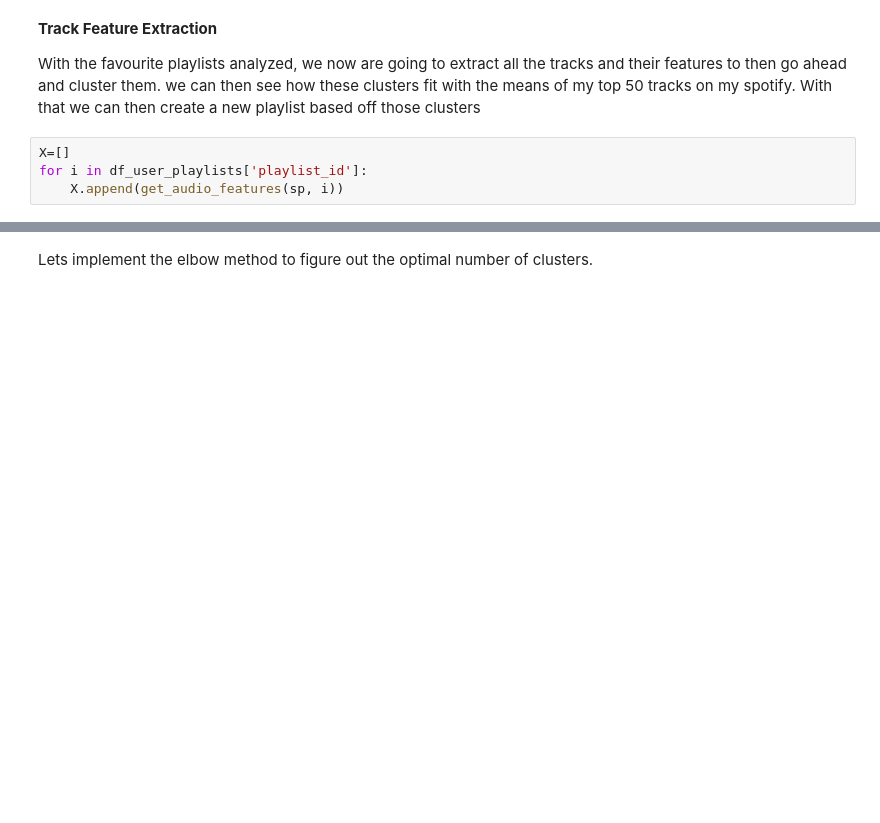
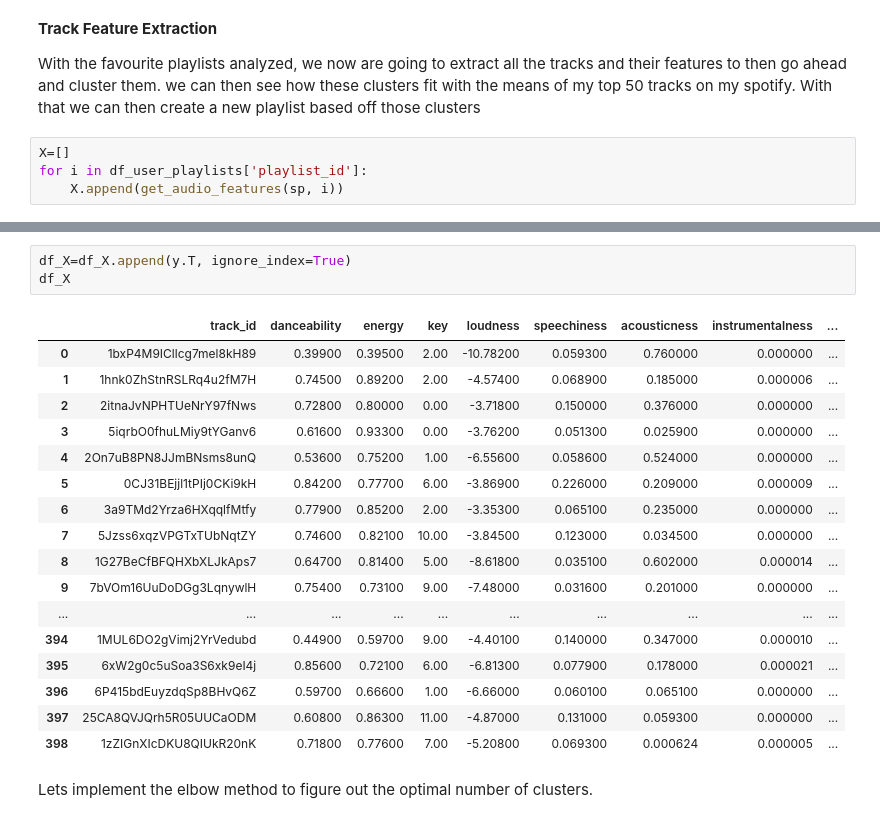
Before and after one commit to AnasjSaad/Spotify_Playlist_Generator, a Jupyter notebook: Playlist_Generator.ipynb, the cells around one changed output, grey strips where cells are left out. Saved outputs shown, nothing was run; the diff lists cells and outputs as text; blank space fills up the shorter version.

```diff
--- a/Playlist_Generator.ipynb
+++ b/Playlist_Generator.ipynb
@@ -386,3 +419,24 @@ df_X
+# %%
+df_X=df_X.append(y.T, ignore_index=True)
+df_X
+# %% [output]
+|  | track_id | danceability | energy | key | loudness | speechiness | acousticness | instrumentalness | ... |
+| 0 | 1bxP4M9ICllcg7mel8kH89 | 0.39900 | 0.39500 | 2.00 | -10.78200 | 0.059300 | 0.760000 | 0.000000 | ... |
+| 1 | 1hnk0ZhStnRSLRq4u2fM7H | 0.74500 | 0.89200 | 2.00 | -4.57400 | 0.068900 | 0.185000 | 0.000006 | ... |
+| 2 | 2itnaJvNPHTUeNrY97fNws | 0.72800 | 0.80000 | 0.00 | -3.71800 | 0.150000 | 0.376000 | 0.000000 | ... |
+| 3 | 5iqrbO0fhuLMiy9tYGanv6 | 0.61600 | 0.93300 | 0.00 | -3.76200 | 0.051300 | 0.025900 | 0.000000 | ... |
+| 4 | 2On7uB8PN8JJmBNsms8unQ | 0.53600 | 0.75200 | 1.00 | -6.55600 | 0.058600 | 0.524000 | 0.000000 | ... |
+| 5 | 0CJ31BEjjl1tPIj0CKi9kH | 0.84200 | 0.77700 | 6.00 | -3.86900 | 0.226000 | 0.209000 | 0.000009 | ... |
+| 6 | 3a9TMd2Yrza6HXqqlfMtfy | 0.77900 | 0.85200 | 2.00 | -3.35300 | 0.065100 | 0.235000 | 0.000000 | ... |
+| 7 | 5Jzss6xqzVPGTxTUbNqtZY | 0.74600 | 0.82100 | 10.00 | -3.84500 | 0.123000 | 0.034500 | 0.000000 | ... |
+| 8 | 1G27BeCfBFQHXbXLJkAps7 | 0.64700 | 0.81400 | 5.00 | -8.61800 | 0.035100 | 0.602000 | 0.000014 | ... |
+| 9 | 7bVOm16UuDoDGg3LqnywlH | 0.75400 | 0.73100 | 9.00 | -7.48000 | 0.031600 | 0.201000 | 0.000000 | ... |
+| ... | ... | ... | ... | ... | ... | ... | ... | ... | ... |
+| 394 | 1MUL6DO2gVimj2YrVedubd | 0.44900 | 0.59700 | 9.00 | -4.40100 | 0.140000 | 0.347000 | 0.000010 | ... |
+| 395 | 6xW2g0c5uSoa3S6xk9eI4j | 0.85600 | 0.72100 | 6.00 | -6.81300 | 0.077900 | 0.178000 | 0.000021 | ... |
+| 396 | 6P415bdEuyzdqSp8BHvQ6Z | 0.59700 | 0.66600 | 1.00 | -6.66000 | 0.060100 | 0.065100 | 0.000000 | ... |
+| 397 | 25CA8QVJQrh5R05UUCaODM | 0.60800 | 0.86300 | 11.00 | -4.87000 | 0.131000 | 0.059300 | 0.000000 | ... |
+| 398 | 1zZIGnXIcDKU8QIUkR20nK | 0.71800 | 0.77600 | 7.00 | -5.20800 | 0.069300 | 0.000624 | 0.000005 | ... |
 # %% [markdown]
 Lets implement the elbow method to figure out the optimal number of clusters.
 # %%
```
Also changed, not shown: parts of 7 cells of this notebook.
